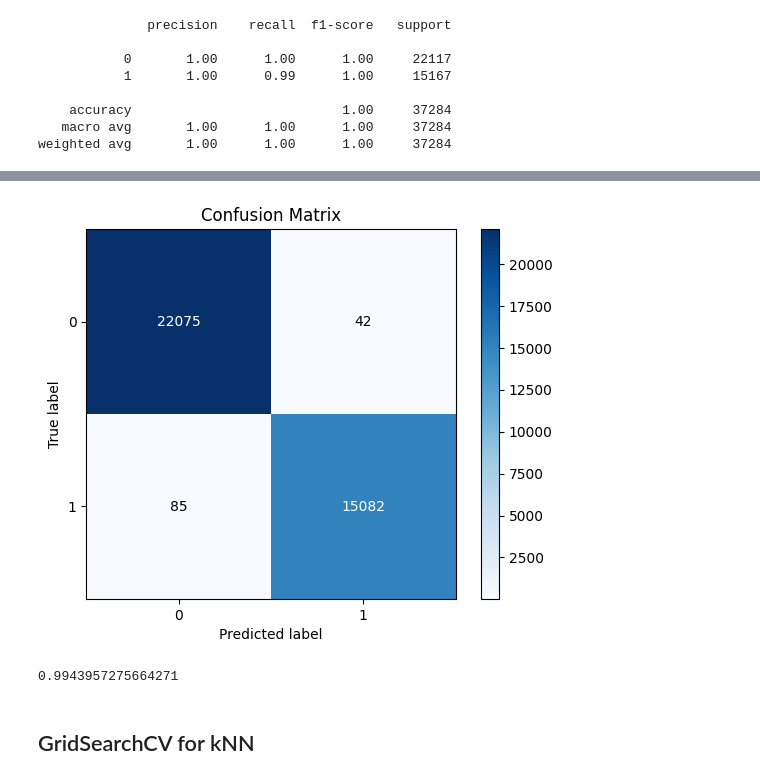
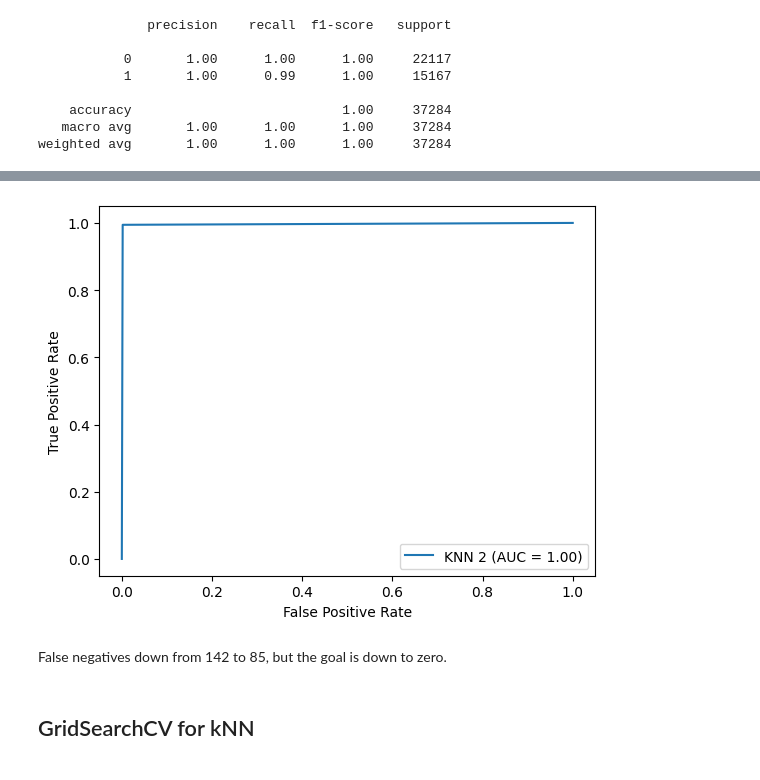
Before and after one commit to mccafj/Fall_Detection_Model, a Jupyter notebook: scratch_notebook.ipynb, the cells around one changed output, grey strips where cells are left out. Saved outputs shown, nothing was run; the diff lists cells and outputs as text; code cells hidden in the pictures.

```diff
--- a/scratch_notebook.ipynb
+++ b/scratch_notebook.ipynb
@@ -1190,2 +1140,0 @@ knn2_pipe = Pipeline(steps=[('ct', CT),
-# %%
-knn2_pipe.fit(X_train, y_train)
@@ -1205,0 +1141,11 @@ Pipeline(steps=[('ct',
+# %%
+begin = time.time()
+knn2 = Pipeline(steps=[('ct', CT),
+                            ('knn2', KNeighborsClassifier(n_neighbors=3))])
+knn2.fit(X_train, y_train)
+y_knn2_pred = knn2.predict(X_train)
+end = time.time()
+knn2_time = (round(end - begin, 4))
+print(f"""
+The total time to fit and predict for this model is {knn2_time} seconds.
+""")
@@ -1252,17 +1190,14 @@ plt.show()
-# %%
-skplt.metrics.plot_confusion_matrix(y_train, y_pred_knn2, normalize=False)
-plt.show()
-# %% [output]
-[figure, removed]
-# %%
-# false negatives down from 142 to 85, and false positives decreased as well
-
-knn2_recall = recall_score(y_train, y_pred_knn2)
-knn2_recall
-
-# goal is ZERO false negatives.  Don't want to miss a single actual fall
-# %% [output]
-0.9943957275664271
+# %%
+fpr, tpr, thresholds = metrics.roc_curve(y_train, y_knn2_pred)
+roc_auc = metrics.auc(fpr, tpr)
+display = metrics.RocCurveDisplay(fpr=fpr, tpr=tpr, roc_auc=roc_auc,
+                                 estimator_name='KNN 2')
+display.plot()
+plt.show()
+# %% [output]
+[figure, added]
+# %% [markdown]
+False negatives down from 142 to 85, but the goal is down to zero.
 # %% [markdown]
 ## GridSearchCV for kNN
 # %%
```
Also changed, not shown: parts of 208 cells of this notebook.
